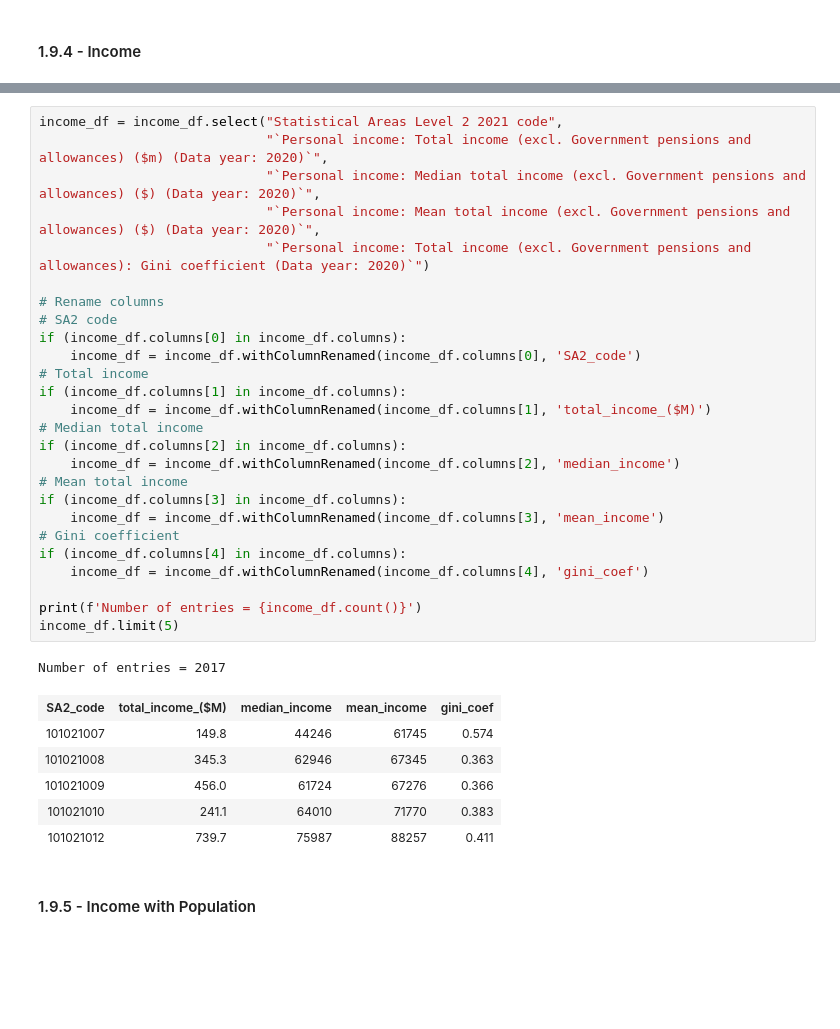
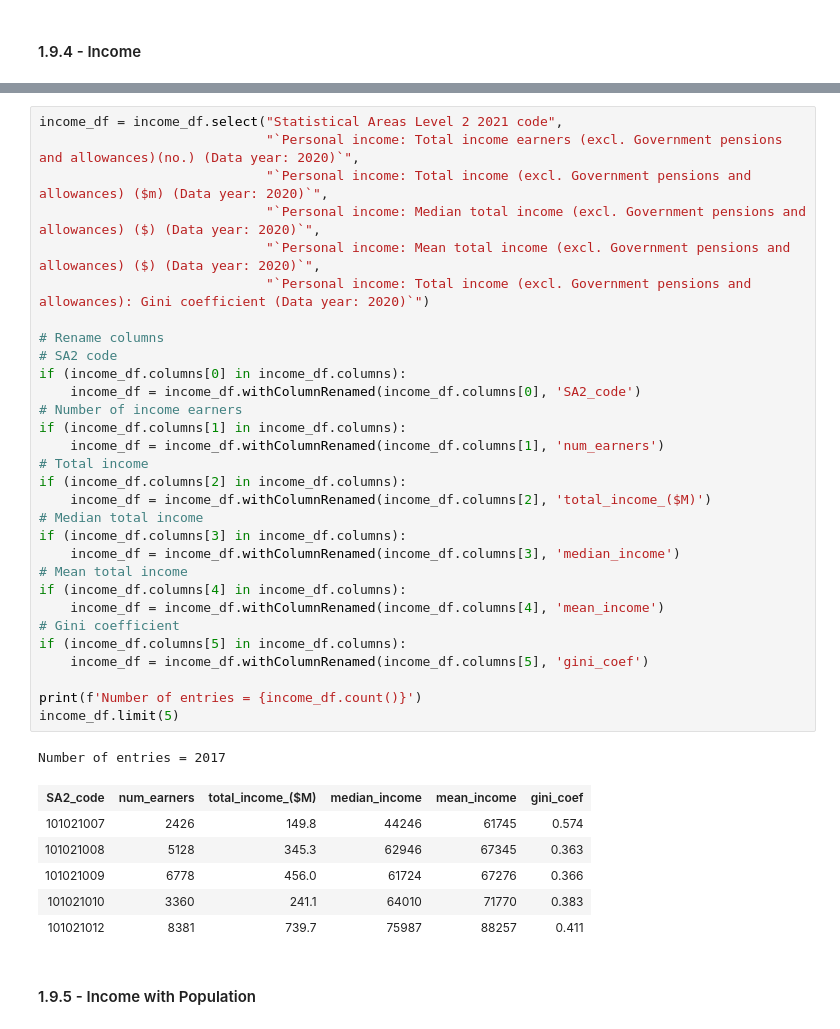
Before and after one commit to MAST30034-AppliedDataScience/project-2-group-buy-now-pay-later-industry-project-13, a Jupyter notebook: notebooks/external_dataset.ipynb, the cells around one changed output, grey strips where cells are left out. Drawn from its saved outputs; the diff is of its cells as text; blank space fills up the shorter version.

```diff
--- a/notebooks/external_dataset.ipynb
+++ b/notebooks/external_dataset.ipynb
@@ -140,38 +167,42 @@ Number of entries = 2017
 | 5 | 101021012 | Queanbeyan West -... | 13.6748 | https://linked.da... | ... |
 # %%
 income_df = income_df.select("Statistical Areas Level 2 2021 code",
+                             "`Personal income: Total income earners (excl. Government pensions and allowances)(no.) (Data year: 2020)`",
                              "`Personal income: Total income (excl. Government pensions and allowances) ($m) (Data year: 2020)`",
                              "`Personal income: Median total income (excl. Government pensions and allowances) ($) (Data year: 2020)`",
                              "`Personal income: Mean total income (excl. Government pensions and allowances) ($) (Data year: 2020)`",
                              "`Personal income: Total income (excl. Government pensions and allowances): Gini coefficient (Data year: 2020)`")
 
 # Rename columns
 # SA2 code
 if (income_df.columns[0] in income_df.columns):
     income_df = income_df.withColumnRenamed(income_df.columns[0], 'SA2_code')
+# Number of income earners
+if (income_df.columns[1] in income_df.columns):
+    income_df = income_df.withColumnRenamed(income_df.columns[1], 'num_earners')
 # Total income
-if (income_df.columns[1] in income_df.columns):
-    income_df = income_df.withColumnRenamed(income_df.columns[1], 'total_income_($M)')
+if (income_df.columns[2] in income_df.columns):
+    income_df = income_df.withColumnRenamed(income_df.columns[2], 'total_income_($M)')
 # Median total income
-if (income_df.columns[2] in income_df.columns):
-    income_df = income_df.withColumnRenamed(income_df.columns[2], 'median_income')
+if (income_df.columns[3] in income_df.columns):
+    income_df = income_df.withColumnRenamed(income_df.columns[3], 'median_income')
 # Mean total income
-if (income_df.columns[3] in income_df.columns):
-    income_df = income_df.withColumnRenamed(income_df.columns[3], 'mean_income')
+if (income_df.columns[4] in income_df.columns):
+    income_df = income_df.withColumnRenamed(income_df.columns[4], 'mean_income')
 # Gini coefficient
-if (income_df.columns[4] in income_df.columns):
-    income_df = income_df.withColumnRenamed(income_df.columns[4], 'gini_coef')
+if (income_df.columns[5] in income_df.columns):
+    income_df = income_df.withColumnRenamed(income_df.columns[5], 'gini_coef')
 
 print(f'Number of entries = {income_df.count()}')
 income_df.limit(5)
 # %% [output]
 Number of entries = 2017
-| SA2_code | total_income_($M) | median_income | mean_income | gini_coef |
-| 101021007 | 149.8 | 44246 | 61745 | 0.574 |
-| 101021008 | 345.3 | 62946 | 67345 | 0.363 |
-| 101021009 | 456.0 | 61724 | 67276 | 0.366 |
-| 101021010 | 241.1 | 64010 | 71770 | 0.383 |
-| 101021012 | 739.7 | 75987 | 88257 | 0.411 |
+| SA2_code | num_earners | total_income_($M) | median_income | mean_income | gini_coef |
+| 101021007 | 2426 | 149.8 | 44246 | 61745 | 0.574 |
+| 101021008 | 5128 | 345.3 | 62946 | 67345 | 0.363 |
+| 101021009 | 6778 | 456.0 | 61724 | 67276 | 0.366 |
+| 101021010 | 3360 | 241.1 | 64010 | 71770 | 0.383 |
+| 101021012 | 8381 | 739.7 | 75987 | 88257 | 0.411 |
 # %% [markdown]
 #### 1.9.5 - Income with Population
 # %%
```
Also changed, not shown: parts of 32 cells of this notebook.
